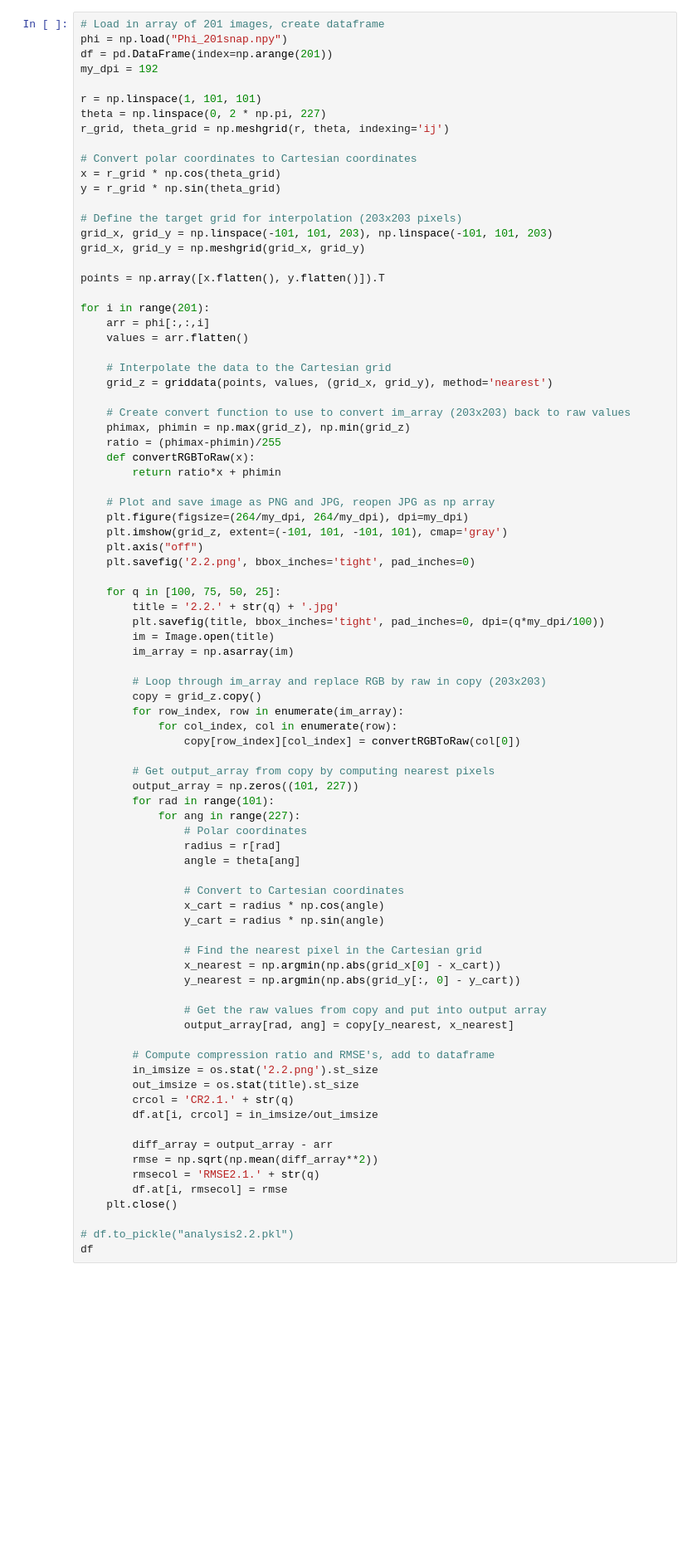
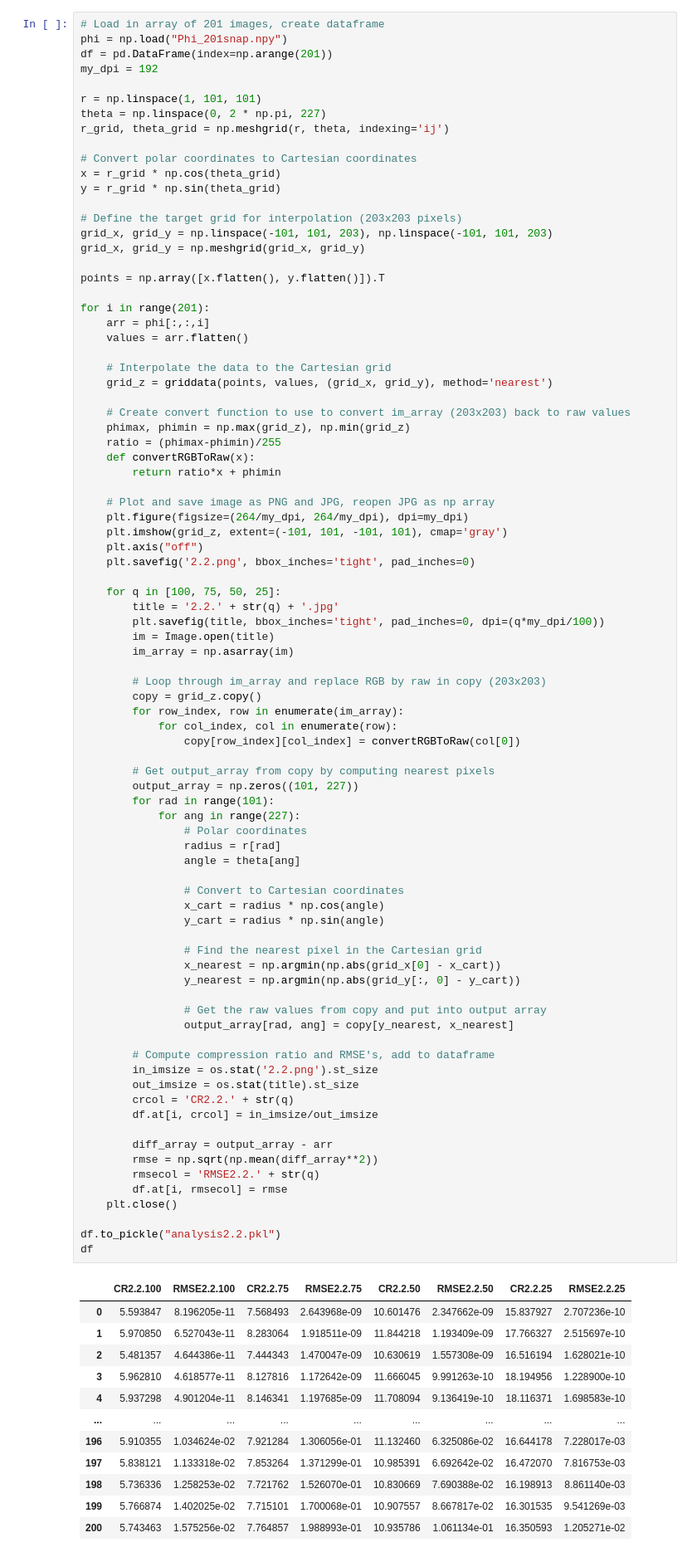
Before and after one commit to sarthaag/data-compression, a Jupyter notebook: analysis2.2.ipynb, the cells around one changed output. Shown at 83% size. Cells and saved outputs as stored; diff of their text form; blank space fills up the shorter version.

```diff
--- a/analysis2.2.ipynb
+++ b/analysis2.2.ipynb
@@ -59,33 +59,46 @@ for i in range(201):
         # Get output_array from copy by computing nearest pixels
         output_array = np.zeros((101, 227))
         for rad in range(101):
             for ang in range(227):
                 # Polar coordinates
                 radius = r[rad]
                 angle = theta[ang]
 
                 # Convert to Cartesian coordinates
                 x_cart = radius * np.cos(angle)
                 y_cart = radius * np.sin(angle)
 
                 # Find the nearest pixel in the Cartesian grid
                 x_nearest = np.argmin(np.abs(grid_x[0] - x_cart))
                 y_nearest = np.argmin(np.abs(grid_y[:, 0] - y_cart))
 
                 # Get the raw values from copy and put into output array
                 output_array[rad, ang] = copy[y_nearest, x_nearest]
 
         # Compute compression ratio and RMSE's, add to dataframe
         in_imsize = os.stat('2.2.png').st_size
         out_imsize = os.stat(title).st_size
-        crcol = 'CR2.1.' + str(q)
+        crcol = 'CR2.2.' + str(q)
         df.at[i, crcol] = in_imsize/out_imsize
 
         diff_array = output_array - arr
         rmse = np.sqrt(np.mean(diff_array**2))
-        rmsecol = 'RMSE2.1.' + str(q)
+        rmsecol = 'RMSE2.2.' + str(q)
         df.at[i, rmsecol] = rmse
     plt.close()
 
-# df.to_pickle("analysis2.2.pkl")
+df.to_pickle("analysis2.2.pkl")
 df
+# %% [output]
+|  | CR2.2.100 | RMSE2.2.100 | CR2.2.75 | RMSE2.2.75 | CR2.2.50 | RMSE2.2.50 | CR2.2.25 | RMSE2.2.25 |
+| 0 | 5.593847 | 8.196205e-11 | 7.568493 | 2.643968e-09 | 10.601476 | 2.347662e-09 | 15.837927 | 2.707236e-10 |
+| 1 | 5.970850 | 6.527043e-11 | 8.283064 | 1.918511e-09 | 11.844218 | 1.193409e-09 | 17.766327 | 2.515697e-10 |
+| 2 | 5.481357 | 4.644386e-11 | 7.444343 | 1.470047e-09 | 10.630619 | 1.557308e-09 | 16.516194 | 1.628021e-10 |
+| 3 | 5.962810 | 4.618577e-11 | 8.127816 | 1.172642e-09 | 11.666045 | 9.991263e-10 | 18.194956 | 1.228900e-10 |
+| 4 | 5.937298 | 4.901204e-11 | 8.146341 | 1.197685e-09 | 11.708094 | 9.136419e-10 | 18.116371 | 1.698583e-10 |
+| ... | ... | ... | ... | ... | ... | ... | ... | ... |
+| 196 | 5.910355 | 1.034624e-02 | 7.921284 | 1.306056e-01 | 11.132460 | 6.325086e-02 | 16.644178 | 7.228017e-03 |
+| 197 | 5.838121 | 1.133318e-02 | 7.853264 | 1.371299e-01 | 10.985391 | 6.692642e-02 | 16.472070 | 7.816753e-03 |
+| 198 | 5.736336 | 1.258253e-02 | 7.721762 | 1.526070e-01 | 10.830669 | 7.690388e-02 | 16.198913 | 8.861140e-03 |
+| 199 | 5.766874 | 1.402025e-02 | 7.715101 | 1.700068e-01 | 10.907557 | 8.667817e-02 | 16.301535 | 9.541269e-03 |
+| 200 | 5.743463 | 1.575256e-02 | 7.764857 | 1.988993e-01 | 10.935786 | 1.061134e-01 | 16.350593 | 1.205271e-02 |
```
Also changed, not shown: parts of 2 cells of this notebook, 6 other files.
